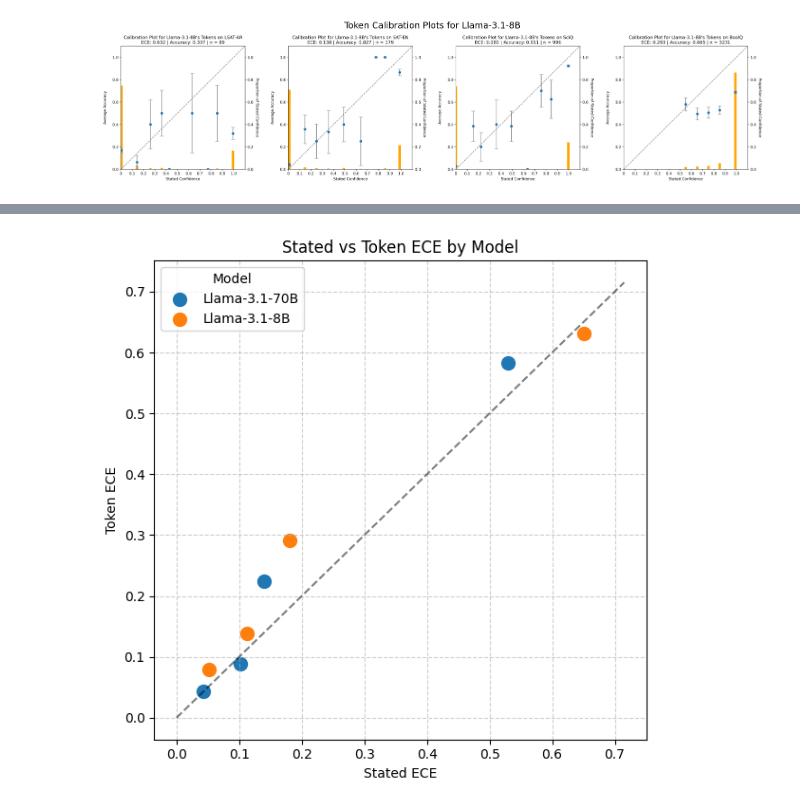
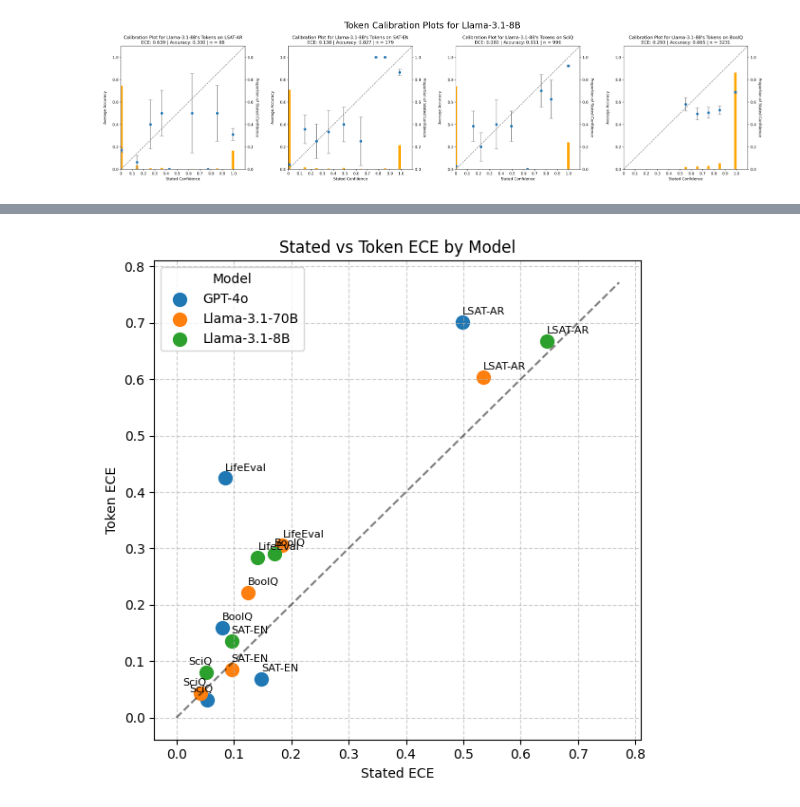
Before and after one commit to NoamMichael/Comparing-Confidence-in-LLMs, a Jupyter notebook: get_results_analysis.ipynb, the cells around one changed output, grey strips where cells are left out. Cells and saved outputs as stored; diff of their text form; code cells hidden in the pictures.

```diff
--- a/get_results_analysis.ipynb
+++ b/get_results_analysis.ipynb
@@ -3184,0 +3197,13 @@ for qset_name, qset_dict in dfs.items():
+# %%
+
+for qset_name, qset_dict in dfs.items():
+    if qset_name in mcq_qsets:
+        print(qset_name)
+        sd_list = []
+        for name, df in qset_dict.items():
+            sd_gini = np.std(df['Gini'])
+            acc =np.sum(df['Score'])
+            #sd_list.append(sd_gini)
+            print(f"    {name}----{acc}")
+
+        print(f"    MEAN STD: {np.mean(sd_list)}")
@@ -3247,17 +3376,17 @@ plot_all('8')
 # %%
 # Token ECE vs Stated ECE
 
-only_llama = table_df[['Llama-3.1-8B', 'Llama-3.1-70B']]
+only_llama = table_df[['Llama-3.1-8B', 'Llama-3.1-70B', 'GPT-4o']]
 
 only_llama_ece = only_llama.xs('ECE', level = 'Metric')
 only_llama_ece
 
 
 llama_token_ece['Llama-3.1-70B']
-token_llama_ece = pd.DataFrame(llama_token_ece)
+token_model_ece = pd.DataFrame(model_token_ece)
 
 combined = pd.concat(
-    [only_llama_ece, token_llama_ece],
+    [only_llama_ece, token_model_ece],
     axis=1,
     keys=["stated", "token"]  # creates a MultiIndex on columns
 ).drop('HaluEval')
@@ -3274,24 +3407,44 @@ display(flipped)
 # %%
-
+## Instead of labels do it by shape?
 # Prepare scatter plot
 plt.figure(figsize=(6, 6))
-
-for model in flipped.columns.levels[0]:
-    x = flipped[model]['stated']
-    y = flipped[model]['token']
-    plt.scatter(x, y, label=model, s=100)
+plt.grid(True, linestyle='--', alpha=0.6)
 
 # Diagonal reference line
 lims = [0, max(flipped.max().max(), flipped.min().min()) * 1.1]
 plt.plot(lims, lims, 'k--', alpha=0.5)
 
+for model in flipped.columns.levels[0]:
+    x = flipped[model]['stated']
+    y = flipped[model]['token']
+    plt.scatter(x, y, label=model, s=100, alpha = 1.0)
+
+    #labels
+    for xi, yi, label in zip(x, y, flipped.index):
+        if label == 'SciQ':
+            plt.text(
+                xi + 0.01, yi +0.01, label,
+                fontsize=8,
+                ha="right", va="bottom"
+            )
+        else:
+            plt.text(
+                xi, yi +0.01, label,
+                fontsize=8,
+                ha="left", va="bottom"
+            )
+
+
+
+
 plt.xlabel("Stated ECE")
 plt.ylabel("Token ECE")
 plt.title("Stated vs Token ECE by Model")
 plt.legend(title="Model")
-plt.grid(True, linestyle='--', alpha=0.6)
+
 plt.tight_layout()
 
-plt.show()
+#plt.show()
+plt.savefig("Plots\\Summary Plots\\sc_ece_vs_tp_ece_llama", dpi = 450)
 # %% [output]
-[figure, old version]
+[figure, new version]
```
Also changed, not shown: parts of 71 cells of this notebook, 17 other files.
